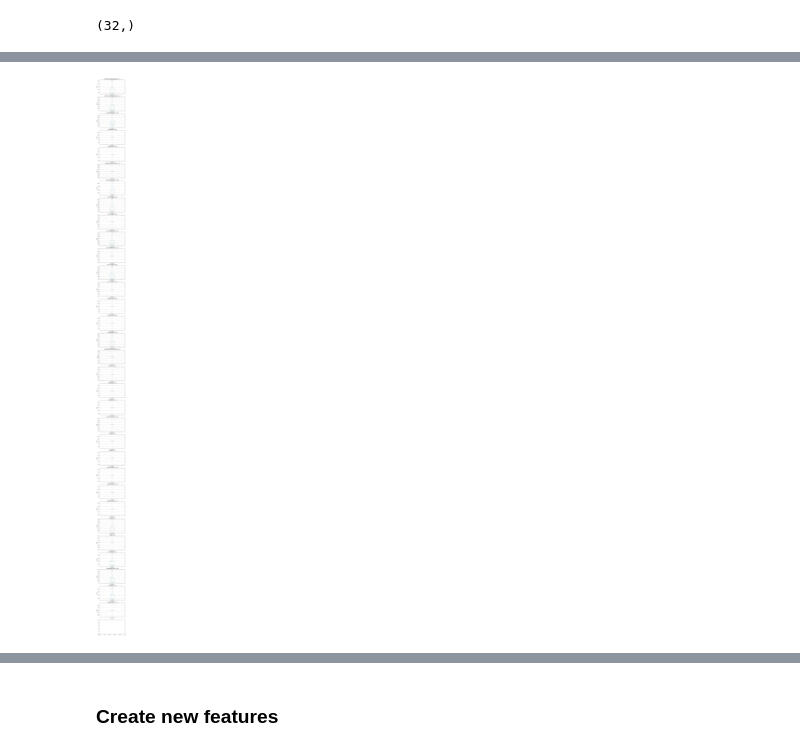
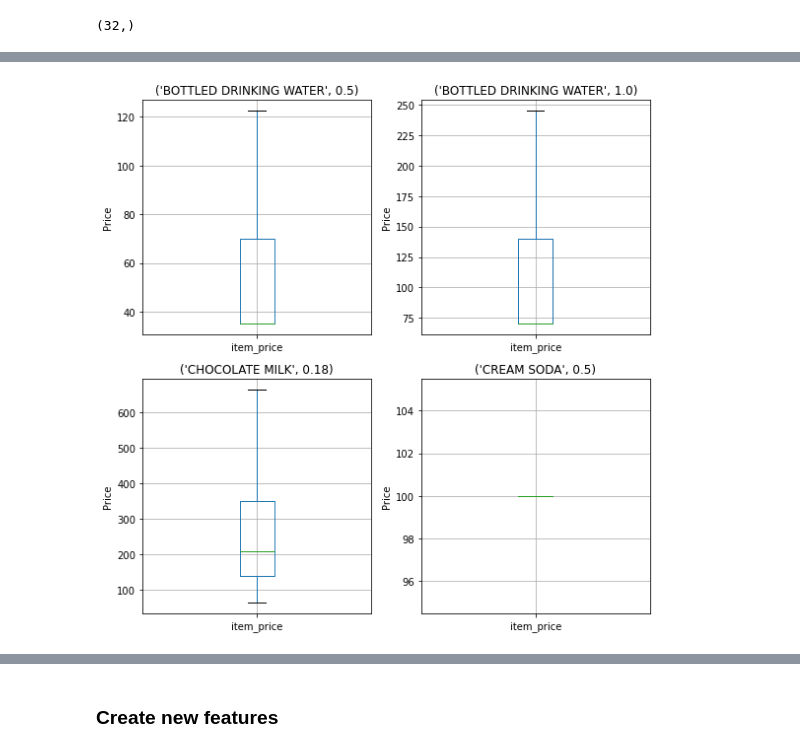
Before and after one commit to tharoosha/DataStorm077, a Jupyter notebook: Day3/Notebook04_new.ipynb, the cells around one changed output, grey strips where cells are left out. Drawn from its saved outputs; the diff is of its cells as text; code cells hidden in the pictures.

```diff
--- a/Day3/Notebook04_new.ipynb
+++ b/Day3/Notebook04_new.ipynb
@@ -114,4 +50,0 @@ dtype: int64
-# %%
-df['SALE_AMOUNT'] = df['item_price'] * df['quantity_sold']
-# %%
-df['transaction_date'] = df['transaction_date'].str.split('T', n=1, expand=True)[0]
@@ -305,15 +141,19 @@ grouped.shape
 (32,)
 # %%
 # group the items by their brand and capacity
-grouped = df.groupby(["BRAND", "CAPACITY"])
+grouped = df.groupby(["brand", "capacity"])
 
-# plot the price distribution for each group
-fig, axes = plt.subplots(nrows=len(grouped), ncols=1, figsize=(6, 4*len(grouped)))
-for i, (name, group) in enumerate(grouped):
-    group.boxplot(column="item_price", ax=axes[i])
-    axes[i].set_title(name)
-    axes[i].set_xlabel("")
-    axes[i].set_ylabel("Price")
+# get the first 4 groups (sorted by brand and capacity)
+first_4_groups = list(grouped)[:4]
+
+# plot the price distribution for each of the first 4 groups
+fig, axes = plt.subplots(nrows=len(first_4_groups) // 2, ncols=2, figsize=(8, 4*len(first_4_groups) // 2))
+for i, (name, group) in enumerate(first_4_groups):
+    ax = axes[i // 2, i % 2]
+    group.boxplot(column="item_price", ax=ax)
+    ax.set_title(name)
+    ax.set_xlabel("")
+    ax.set_ylabel("Price")
 plt.tight_layout()
 plt.show()
 # %% [output]
@@ -381,25 +209,31 @@ outliers_df
 # %%
 # fix outliers in the price distribution of each group brand, capacity group using IQR method
 for name, group in grouped:
     q1 = group["item_price"].quantile(0.25)
     q3 = group["item_price"].quantile(0.75)
     iqr = q3 - q1
     lower_bound = q1 - 1.5 * iqr
     upper_bound = q3 + 1.5 * iqr
 
     outliers = group[(group["item_price"] < lower_bound) | (group["item_price"] > upper_bound)]
     if not outliers.empty:
         group["item_price"] = group["item_price"].clip(lower_bound, upper_bound)
 
     # copy the fixed group back to the original dataframe
     df.loc[group.index] = group
 
-# plot the price distribution for each group
-fig, axes = plt.subplots(nrows=len(grouped), ncols=1, figsize=(6, 4*len(grouped)))
-for i, (name, group) in enumerate(grouped):
-    group.boxplot(column="item_price", ax=axes[i])
-    axes[i].set_title(name)
-    axes[i].set_xlabel("")
-    axes[i].set_ylabel("Price")
+# get the first 4 groups (sorted by brand and capacity)
+first_4_groups = list(grouped)[:4]
+
+# plot the price distribution for each of the first 4 groups
+fig, axes = plt.subplots(nrows=len(first_4_groups) // 2, ncols=2, figsize=(8, 4*len(first_4_groups) // 2))
+for i, (name, group) in enumerate(first_4_groups):
+    ax = axes[i // 2, i % 2]
+    group.boxplot(column="item_price", ax=ax)
+    ax.set_title(name)
+    ax.set_xlabel("")
+    ax.set_ylabel("Price")
+plt.tight_layout()
+plt.show()
 # %% [output]
-[figure, old version]
+[figure, new version]
```
Also changed, not shown: parts of 109 cells of this notebook, 3 other files.
